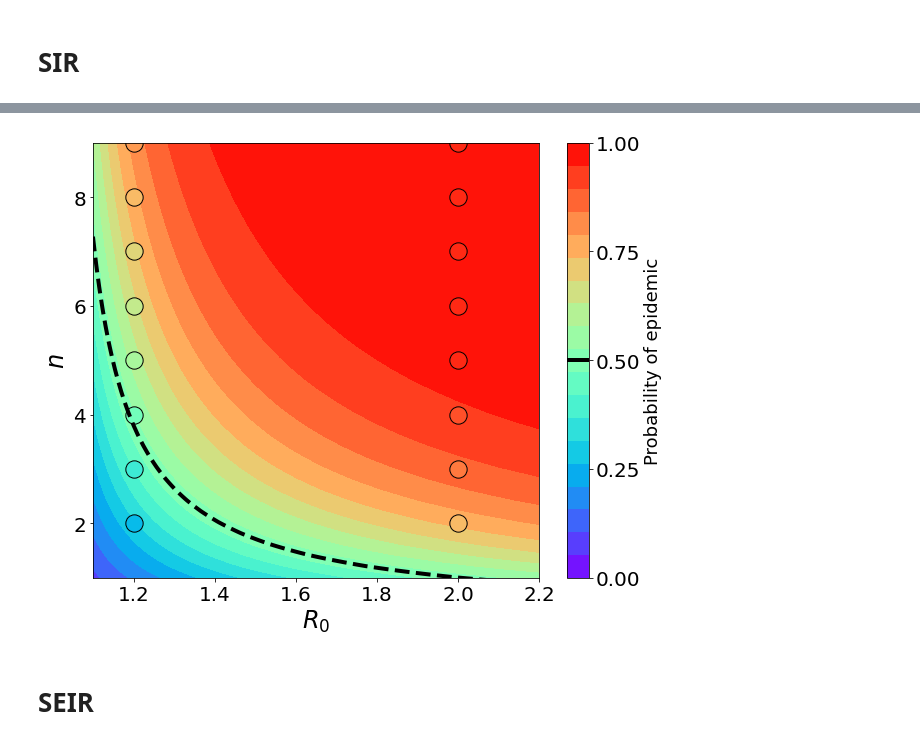
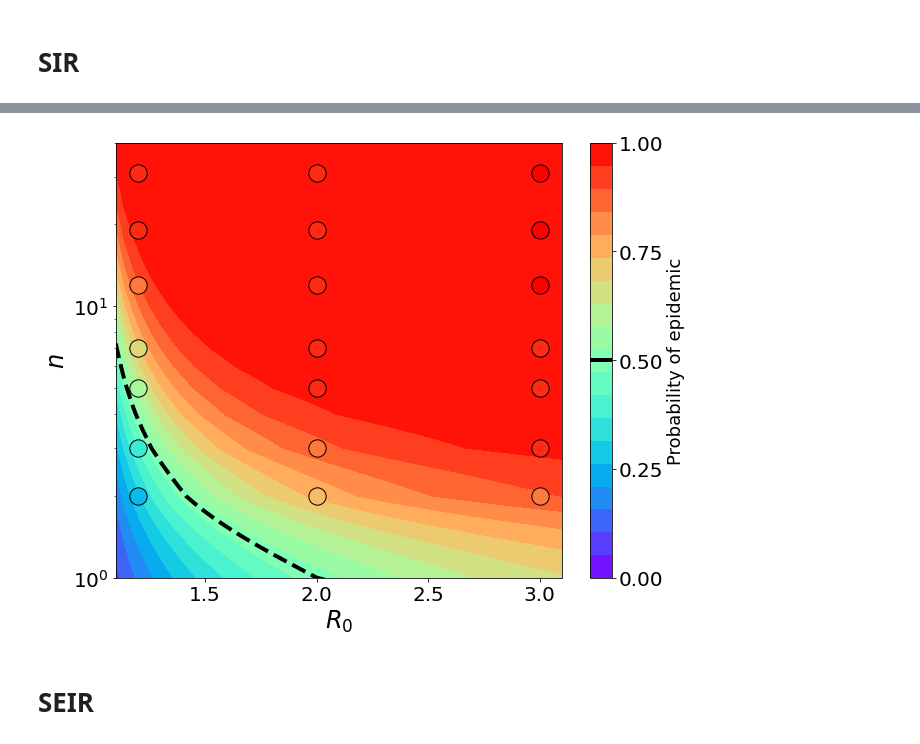
Before and after one commit to betoto008/Epidemiology_2020, a Jupyter notebook: Jupyter_Notebooks/2_Stochastic_Network.ipynb, the cells around one changed output, grey strips where cells are left out. Cells and saved outputs as stored; diff of their text form; code cells hidden in the pictures.

```diff
--- a/Jupyter_Notebooks/2_Stochastic_Network.ipynb
+++ b/Jupyter_Notebooks/2_Stochastic_Network.ipynb
@@ -268,33 +294,33 @@ fig.savefig('../Figures/Stochastic/Networks/barabasi-albert/epi_prob_nmax_SIR_n_
 # %%
-R0s = np.linspace(1.1, 5, 500)
-ns = np.linspace(0, 20, 100)
+fig, ax = plt.subplots(figsize = (10,8))
+R0s = np.linspace(1.1, 5, 100)
+ns = np.arange(0, 50)
 R0s_data = np.array([4.5, 3.0, 2.0, 1.2])
-ns_data = np.linspace(0, 19, 20)
+ns_data = np.arange(0,50)
 x, y = np.meshgrid(R0s, ns)
 z = 1-(1/x)**(y)
-fig, ax = plt.subplots(figsize = (10,8))
 cs = ax.contourf(x, y, z, levels = np.linspace(0,1,20), cmap = plt.cm.rainbow)
 cs2 = ax.contour(cs, levels=[0.5], colors='k', linestyles = 'dashed', linewidths = 4)
 for i in np.arange(len(R0s_data)):
-    for j in np.arange(len(ns_data)):
+    for j in np.array([int(i) for i in np.logspace(np.log10(2), np.log10(50), 8)-2]):
         #print(int(100*prob_epi_ns[1:,:][i,j]))
         #print(plt.cm.rainbow(np.linspace(0,1,200))[int(199*prob_epi_ns[1:,:][i,j])])
         ax.scatter(R0s_data[i], ns_data[j]+2, color = plt.cm.rainbow(np.linspace(0,1,20))[int(19*prob_epi_ns[1:,:][i,j])], s = 300, edgecolors='k')
 ax.set_yticks(np.arange(0,20,2))
-ax.set_xlim(1.1,2.2)
-ax.set_ylim(1,9)
+ax.set_xlim(1.1,3.1)
+ax.set_ylim(1,40)
+ax.set_yscale('log')
 ax.set_xlabel(r'$R_0$', fontsize = 24)
 ax.set_ylabel(r'$n$', fontsize = 24)
 ax.tick_params(labelsize = 20)
 cbar = fig.colorbar(cs, ticks=np.linspace(0,1,5))
 cbar.ax.set_yticks(np.arange(2))
 cbar.ax.set_ylabel('Probability of epidemic', fontsize = 18)
 #cbar.ax.set_yticklabels(np.linspace(0,1,5))
 cbar.ax.tick_params(labelsize = 20)
 cbar.add_lines(cs2)
-fig.savefig('../Figures/Stochastic/Networks/barabasi-albert/Epi_prob_n_SIR_R0_p%.1f.pdf'%(p))
-fig.savefig('../Figures/Stochastic/Networks/barabasi-albert/Epi_prob_n_SIR_R0_p%.1f.png'%(p))
+fig.savefig('../Figures/Stochastic/Networks/barabasi-albert/Epi_prob_n_HM_SIR_p%.1f.pdf'%(p))
 # %% [output]
-[figure, old version]
+[figure, new version]
 # %% [markdown]
 # SEIR
```
Also changed, not shown: parts of 14 cells of this notebook, 41 other files.
